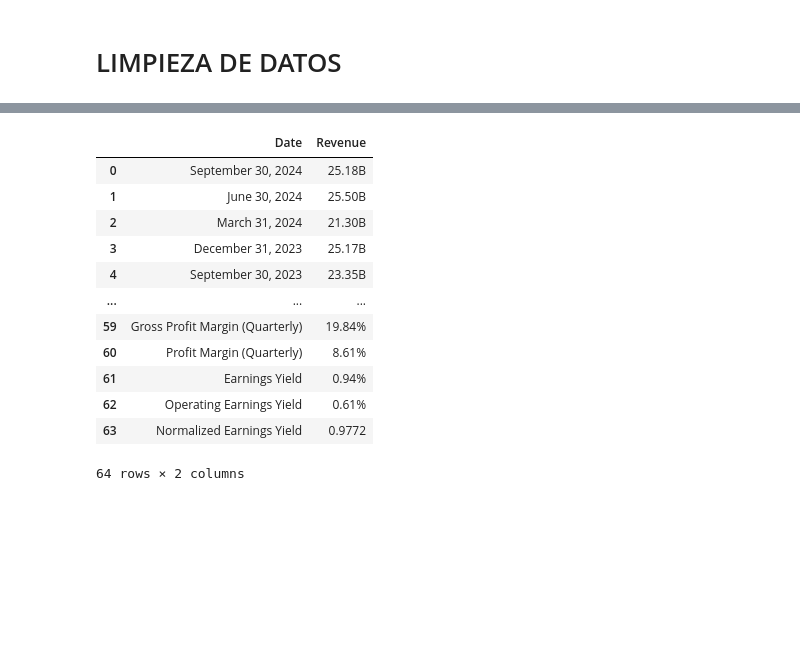
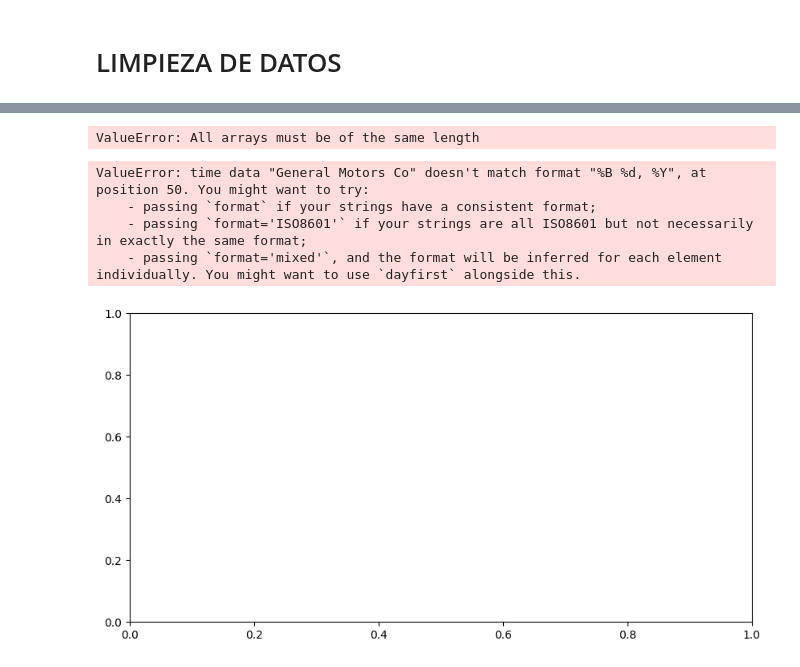
Before and after one commit to PuraCampos/web-scraping-project-tutorial, a Jupyter notebook: src/explore.ipynb, the cells around one changed output, grey strips where cells are left out. Saved outputs shown, nothing was run; the diff lists cells and outputs as text; code cells hidden in the pictures; blank space fills up the shorter version.

```diff
--- a/src/explore.ipynb
+++ b/src/explore.ipynb
@@ -91,4 +177,4 @@ tesla_clean
 # %%
-date=tesla_clean[::2]
+date=pd.DataFrame({'Date':tesla_clean[::2]})
 date
 # %% [output]
@@ -132,0 +245,6 @@ value
+# %%
+for x in value:
+  if "%" in x:
+    value.remove(x)
+
+value
@@ -134,16 +270,24 @@ value
 df=pd.DataFrame({'Date':date,'Revenue':value})
 df
 # %% [output]
-|  | Date | Revenue |
-| 0 | September 30, 2024 | 25.18B |
-| 1 | June 30, 2024 | 25.50B |
-| 2 | March 31, 2024 | 21.30B |
-| 3 | December 31, 2023 | 25.17B |
-| 4 | September 30, 2023 | 23.35B |
-| ... | ... | ... |
-| 59 | Gross Profit Margin (Quarterly) | 19.84% |
-| 60 | Profit Margin (Quarterly) | 8.61% |
-| 61 | Earnings Yield | 0.94% |
-| 62 | Operating Earnings Yield | 0.61% |
-| 63 | Normalized Earnings Yield | 0.9772 |
-64 rows × 2 columns
+ValueError: All arrays must be of the same length
+# %%
+import matplotlib.pyplot as plt
+import seaborn as sns
+
+fig, axis = plt.subplots(figsize = (10, 5))
+
+df["Date"] = pd.to_datetime(df["Date"])
+tesla_revenue_yearly = df.groupby(df["Date"].dt.year)["Revenue"].sum().reset_index()
+
+sns.barplot(data = tesla_revenue_yearly[tesla_revenue_yearly["Date"] < 2023], x = "Date", y = "Revenue", palette="flare")
+
+plt.tight_layout()
+
+plt.show()
+# %% [output]
+ValueError: time data "General Motors Co" doesn't match format "%B %d, %Y", at position 50. You might want to try:
+    - passing `format` if your strings have a consistent format;
+    - passing `format='ISO8601'` if your strings are all ISO8601 but not necessarily in exactly the same format;
+    - passing `format='mixed'`, and the format will be inferred for each element individually. You might want to use `dayfirst` alongside this.
+[figure, added]
```
Also changed, not shown: parts of 12 cells of this notebook.
